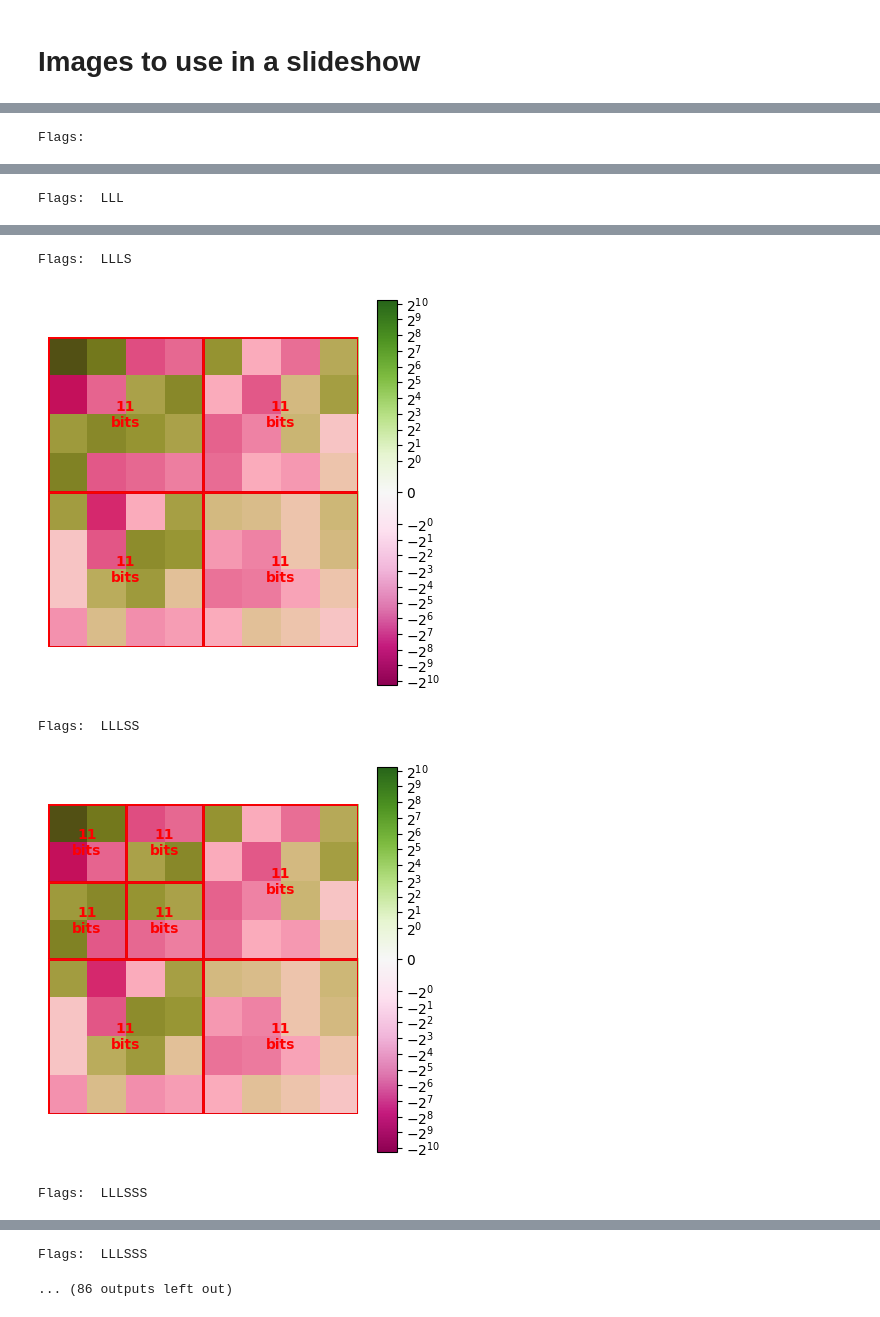
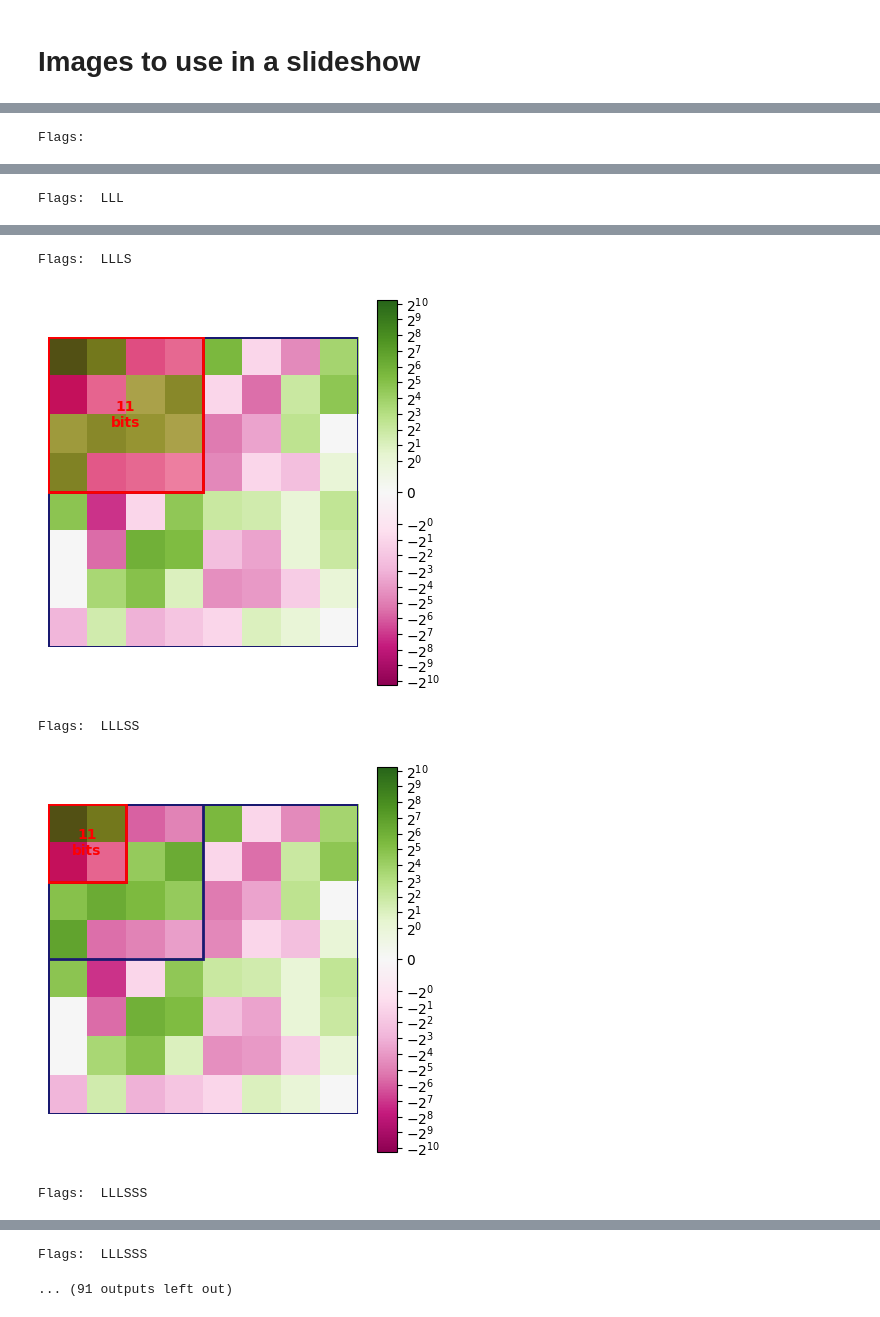
Before and after one commit to andrefpf/pig, a Jupyter notebook: demos/mule_visualization.ipynb, the cells around one changed output, grey strips where cells are left out. Saved outputs shown, nothing was run; the diff lists cells and outputs as text; code cells hidden in the pictures.

```diff
--- a/demos/mule_visualization.ipynb
+++ b/demos/mule_visualization.ipynb
@@ -402,17 +403,28 @@ def recursive_plot_mule(
 # %% [markdown]
 # Interactive MULE example
 # %%
+lower_bitplane = 0
+
 @interact(lower_bp=(0, 16))
 def interactive_mule(flags = "", lower_bp=0):
+    global lower_bitplane
+    lower_bitplane = lower_bp
     plot_mule(flags, block, lower_bp)
 # %% [output]
 interactive(children=(Text(value='', description='flags'), IntSlider(value=0, description='lower_bp', max=16),…
 # %% [markdown]
 # Images to use in a slideshow
 # %%
-slices = bigger_possible_slice(quantized.shape)
-max_bitplane = int(quantized.size * 255).bit_length()
+lower_mask = (1 << lower_bitplane) - 1
+upper_mask = ~lower_mask
+
+transformed = dctn(block, norm="ortho").astype(int)
+quantized = np.sign(transformed) * (np.abs(transformed) & upper_mask)
+
+slices = bigger_possible_slice(block.shape)
+max_bitplane = int(block.size * 255).bit_length()
 flags = lossless_mule_optimization(quantized, max_bitplane)
+
 
 lower_bps = 0
 last_flag = None
@@ -430,33 +442,33 @@ for i in range(len(flags)):
         bits = recursive_plot_mule(
             deque(flags[:i]),
             slices,
             max_bitplane,
             quantized,
             ax=axes[0],
         )
         plt.show()
 
     if flag in ["S", "Z"]:
         print("Flags: ", flags[:i + 1])
         fig, axes = dctshow(quantized)
         bits = recursive_plot_mule(
             deque(flags[: i + 1]),
             slices,
             max_bitplane,
             quantized,
             ax=axes[0],
         )
         plt.show()
 
     last_flag = flag
 # %% [output]
 [figure]
 Flags:
 [figure]
 Flags:  LLL
 [figure]
 Flags:  LLLS
-[figure, old version]
+[figure, new version]
 Flags:  LLLSS
-[figure, old version]
+[figure, new version]
 Flags:  LLLSSS
@@ -464,2 +476,2 @@ Flags:  LLLSSS
 Flags:  LLLSSS
-... (86 outputs left out)
+... (91 outputs left out)
```
Also changed, not shown: parts of 2 cells of this notebook.
